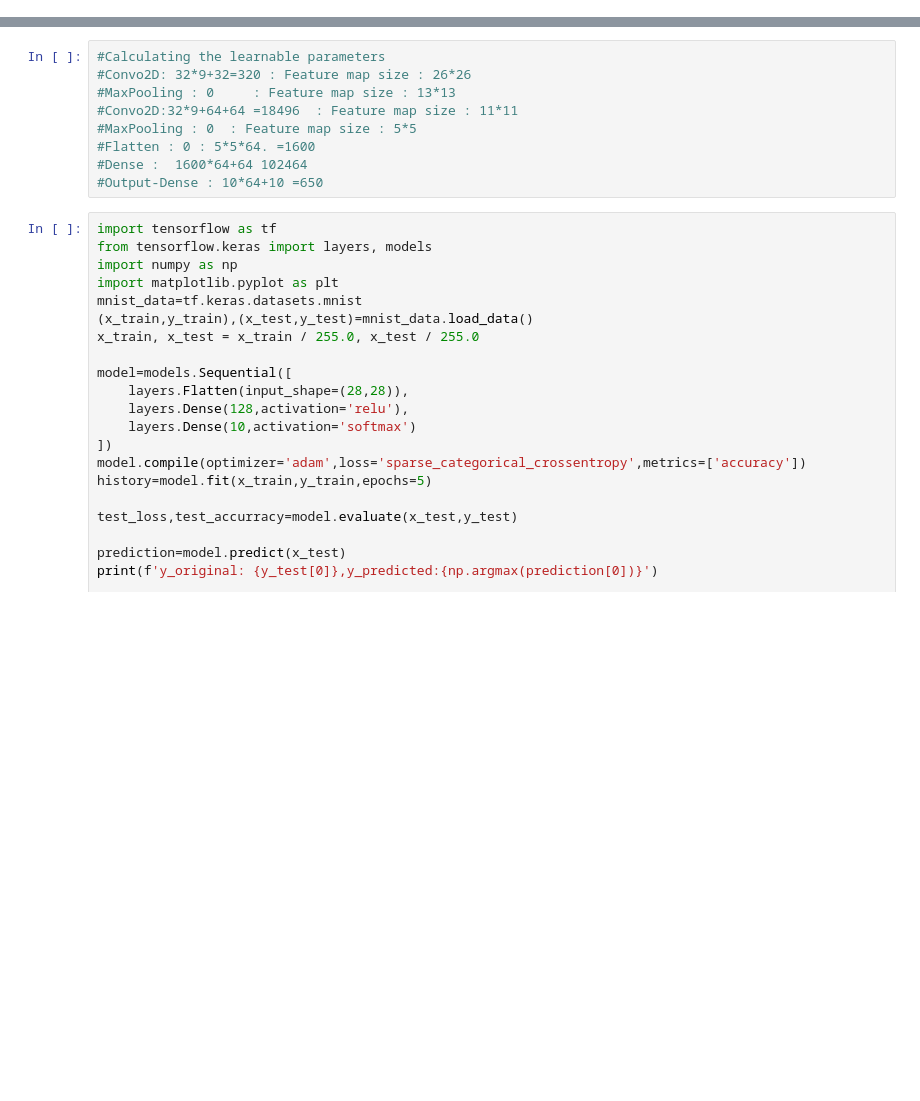
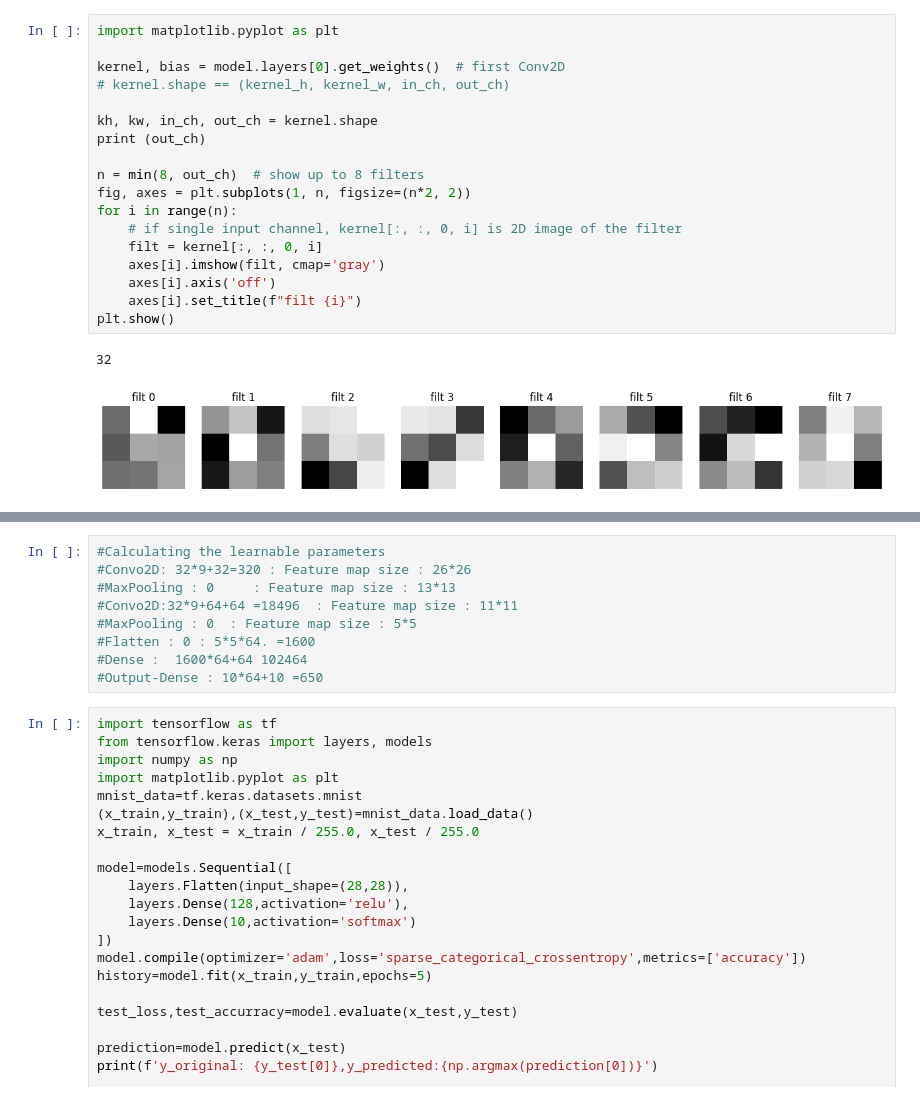
Before and after one commit to saswatisamal/PythonWithGenAI, a Jupyter notebook: ANNVsCNN.ipynb, the cells around one changed output, grey strips where cells are left out. Drawn from its saved outputs; the diff is of its cells as text; blank space fills up the shorter version.

```diff
--- a/ANNVsCNN.ipynb
+++ b/ANNVsCNN.ipynb
@@ -26,3 +23,24 @@ Downloading data from https://storage.googleapis.com/tensorflow/tf-keras-dataset
+# %%
+import matplotlib.pyplot as plt
+
+kernel, bias = model.layers[0].get_weights()  # first Conv2D
+# kernel.shape == (kernel_h, kernel_w, in_ch, out_ch)
+
+kh, kw, in_ch, out_ch = kernel.shape
+print (out_ch)
+
+n = min(8, out_ch)  # show up to 8 filters
+fig, axes = plt.subplots(1, n, figsize=(n*2, 2))
+for i in range(n):
+    # if single input channel, kernel[:, :, 0, i] is 2D image of the filter
+    filt = kernel[:, :, 0, i]
+    axes[i].imshow(filt, cmap='gray')
+    axes[i].axis('off')
+    axes[i].set_title(f"filt {i}")
+plt.show()
+# %% [output]
+32
+[figure, added]
 # %%
 
 history=model.fit(x_train,y_train,epochs=5)
```
Also changed, not shown: parts of 2 cells of this notebook.
